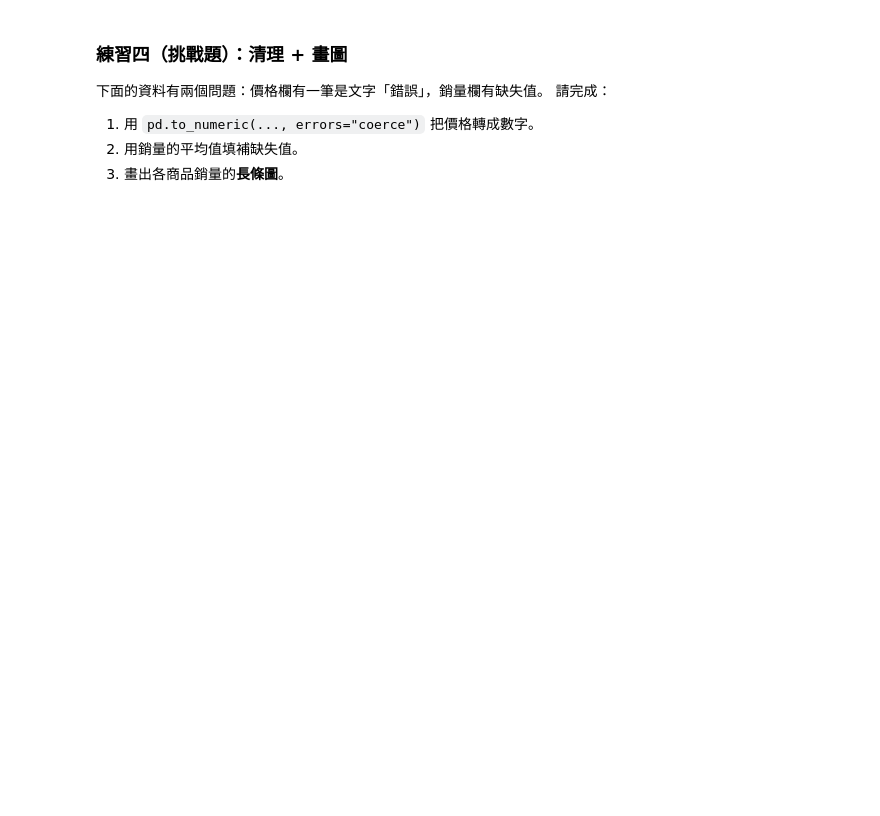
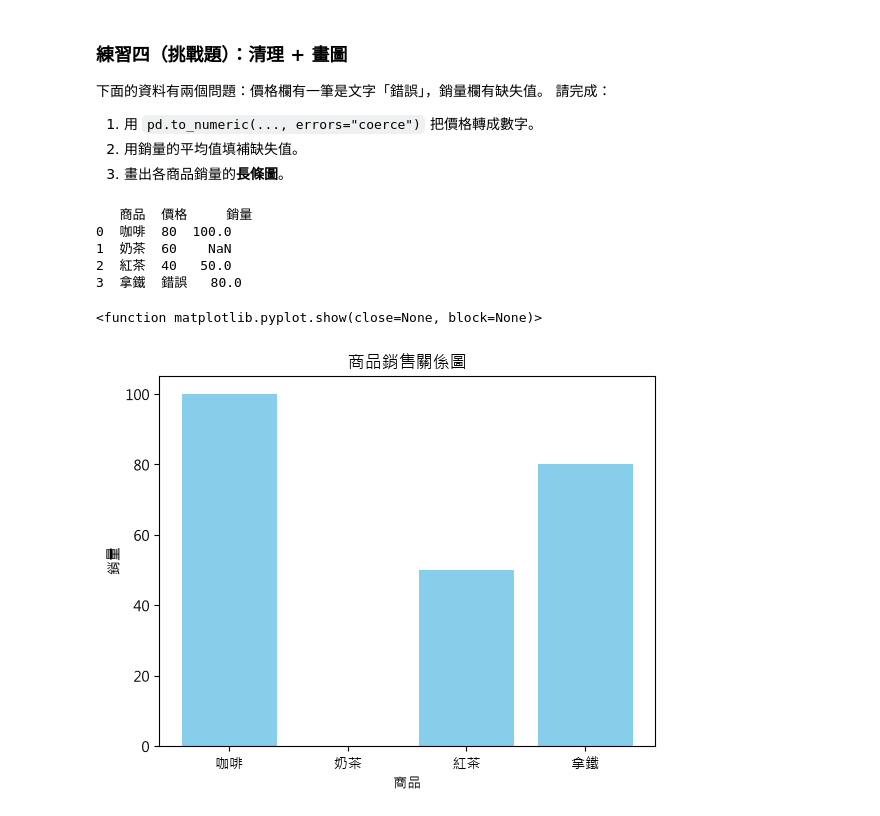
Before and after one commit to finnySun/Machine_learning, a Jupyter notebook: Step2_Build_a_machine_learning_model/lesson7_資料視覺化.ipynb, the cells around one changed output. Cells and saved outputs as stored; diff of their text form; code cells hidden in the pictures; blank space fills up the shorter version.

```diff
--- a/Step2_Build_a_machine_learning_model/lesson7_資料視覺化.ipynb
+++ b/Step2_Build_a_machine_learning_model/lesson7_資料視覺化.ipynb
@@ -462,10 +534,24 @@ plt.show()
 # %%
 # 練習四：資料（先執行這格）
 shop = pd.DataFrame({
     "商品": ["咖啡", "奶茶", "紅茶", "拿鐵"],
     "價格": ["80", "60", "40", "錯誤"],
     "銷量": [100, np.nan, 50, 80]
 })
 print(shop)
+
+plt.bar(shop["商品"], shop["銷量"], color = "skyblue")
+plt.xlabel("商品")
+plt.ylabel("銷量")
+plt.title("商品銷售關係圖")
+plt.show
+# %% [output]
+   商品  價格     銷量
+0  咖啡  80  100.0
+1  奶茶  60    NaN
+2  紅茶  40   50.0
+3  拿鐵  錯誤   80.0
+<function matplotlib.pyplot.show(close=None, block=None)>
+[figure, added]
 # %%
 # 練習四：在這裡寫你的程式
```
Also changed, not shown: parts of 17 cells of this notebook, 3 other files.
